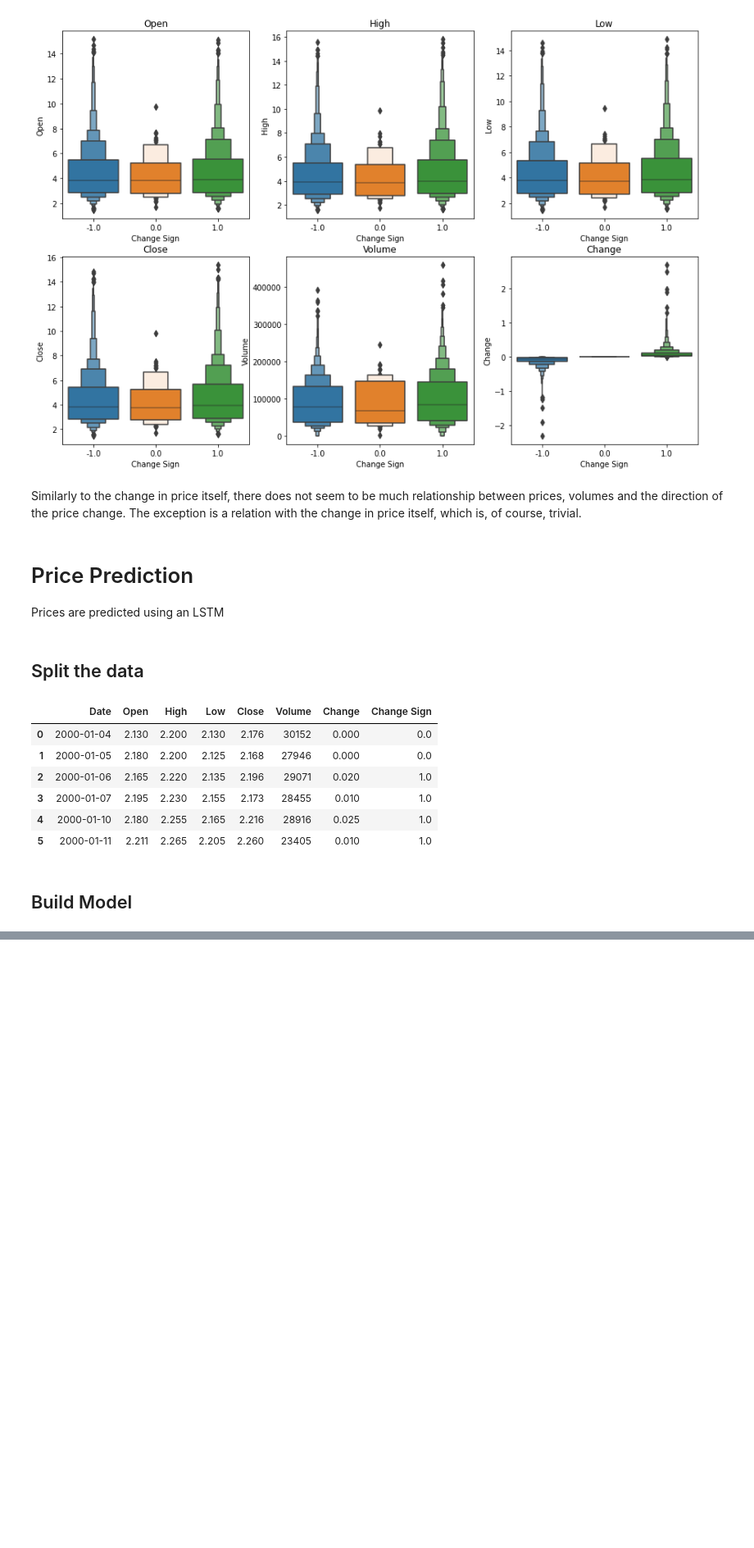
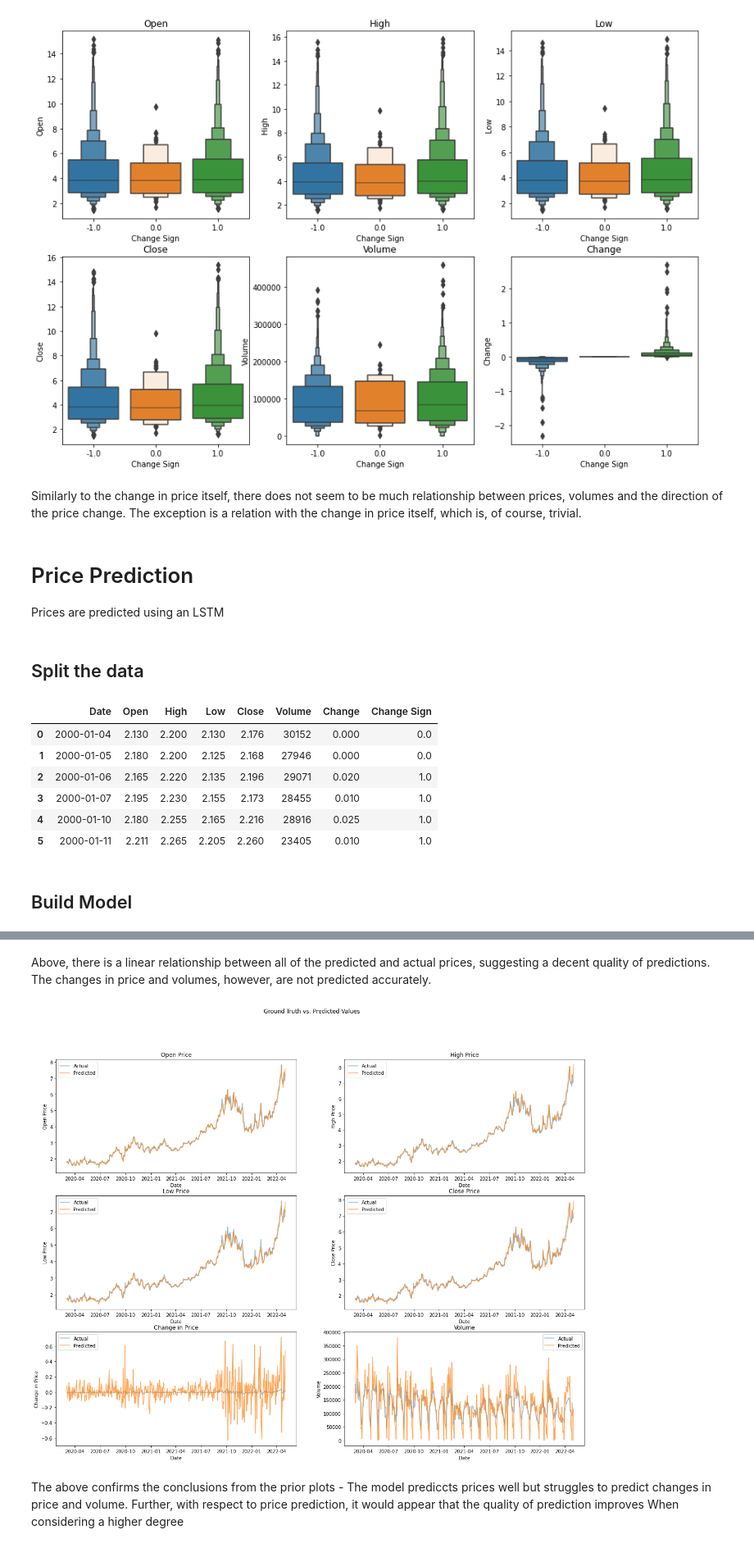
Before and after one commit to penichols10/Natural-Gas, a Jupyter notebook: natural_gas.ipynb, the cells around one changed output, grey strips where cells are left out. Shown: that part at 82% size. Cells and saved outputs as stored; diff of their text form; code cells hidden in the pictures; blank space fills up the shorter version.

```diff
--- a/natural_gas.ipynb
+++ b/natural_gas.ipynb
@@ -288,0 +369,20 @@ residuals
+# %% [markdown]
+Above, there is a linear relationship between all of the predicted and actual prices, suggesting a decent quality of predictions. The changes in price and volumes, however, are not predicted accurately.
+# %%
+test_dates = df.iloc[window_size + train_samples:]
+columns = ['Open Price', 'High Price', 'Low Price', 'Close Price', 'Change in Price', 'Volume']
+fig, axes = plt.subplots(3,2, figsize=(20,15))
+axes = axes.flatten()
+fig.suptitle('Ground Truth vs. Predicted Values')
+for i in range(y_pred.shape[1]):
+    sns.lineplot(data=test_dates,  x='Date',  y=y_pred_unscaled[:, i], ax=axes[i], alpha=0.5)
+    sns.lineplot(data=test_dates, x='Date',  y=y_test_unscaled[:, i], ax=axes[i], alpha=0.7)
+    axes[i].set_xlabel(f'Date')
+    axes[i].set_ylabel(f'{columns[i]}')
+    axes[i].set_title(columns[i])
+    axes[i].legend(labels=[f'Actual', f'Predicted'])
+plt.show()
+# %% [output]
+[figure, added]
+# %% [markdown]
+The above confirms the conclusions from the prior plots - The model prediccts prices well but struggles to predict changes in price and volume. Further, with respect to price prediction, it would appear that the quality of prediction improves  When considering a higher degree
```
Also changed, not shown: parts of 25 cells of this notebook.
